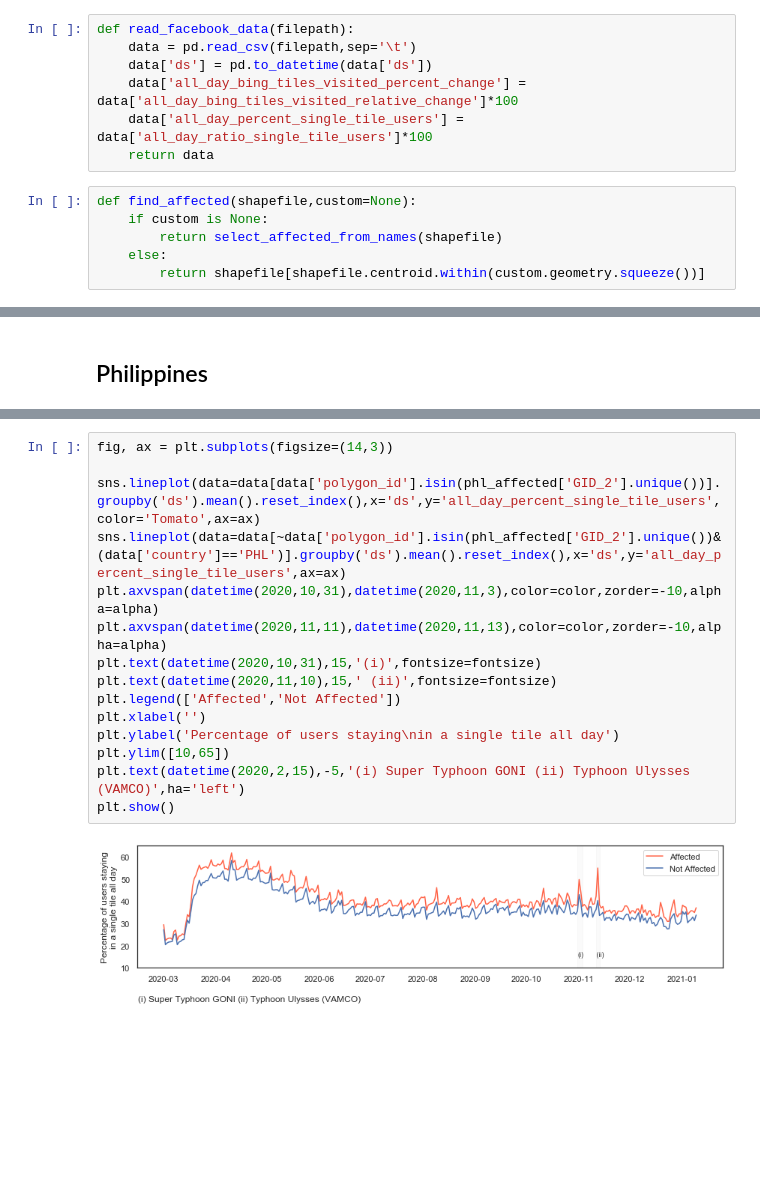
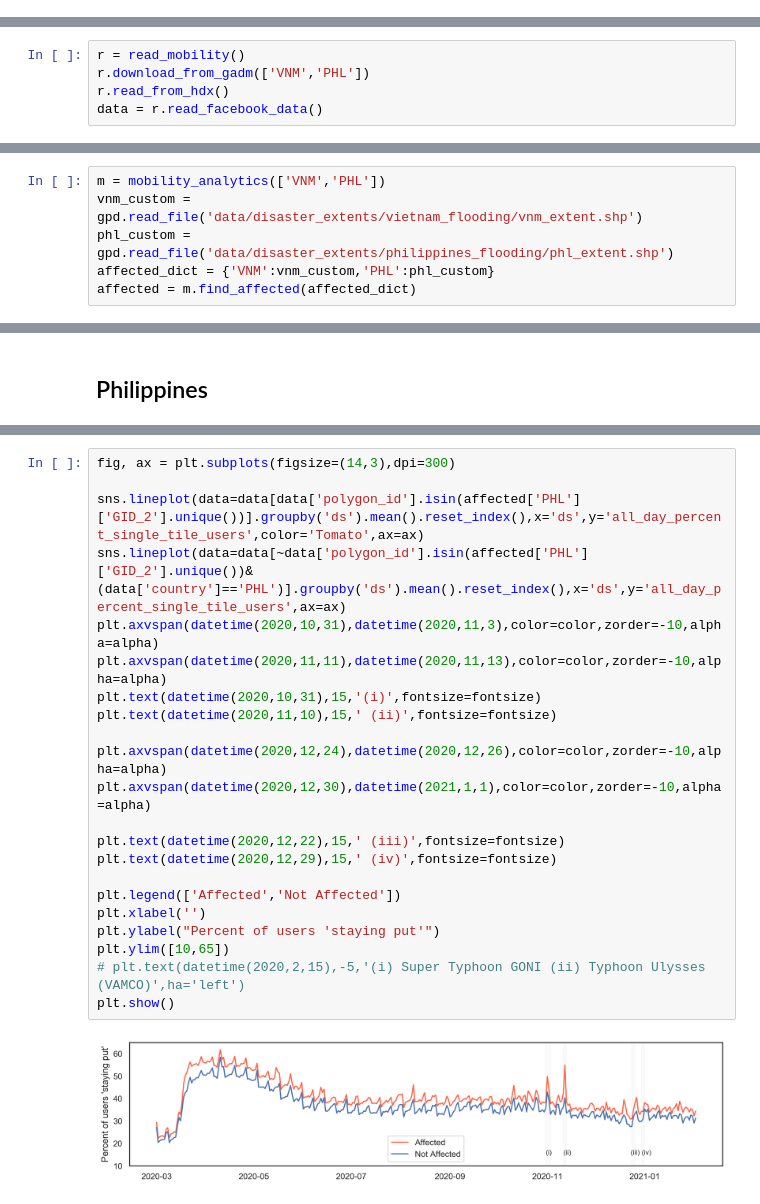
Before and after one commit to mahamfkhan/mobility_analytics_natural_disasters, a Jupyter notebook: mobility_analytics_natural_disasters.ipynb, the cells around one changed output, grey strips where cells are left out. Saved outputs shown, nothing was run; the diff lists cells and outputs as text; blank space fills up the shorter version.

```diff
--- a/mobility_analytics_natural_disasters.ipynb
+++ b/mobility_analytics_natural_disasters.ipynb
@@ -53,13 +37,0 @@ def unzip(filepath):
-# %%
-def read_facebook_data(filepath):
-    data = pd.read_csv(filepath,sep='\t')
-    data['ds'] = pd.to_datetime(data['ds'])
-    data['all_day_bing_tiles_visited_percent_change'] = data['all_day_bing_tiles_visited_relative_change']*100
-    data['all_day_percent_single_tile_users'] = data['all_day_ratio_single_tile_users']*100
-    return data
-# %%
-def find_affected(shapefile,custom=None):
-    if custom is None:
-        return select_affected_from_names(shapefile)
-    else:
-        return shapefile[shapefile.centroid.within(custom.geometry.squeeze())]
@@ -153,0 +173,5 @@ phl_affected = find_affected(gadm_phl,phl_custom)
+# %%
+r = read_mobility()
+r.download_from_gadm(['VNM','PHL'])
+r.read_from_hdx()
+data = r.read_facebook_data()
@@ -153,0 +185,6 @@ phl_affected = find_affected(gadm_phl,phl_custom)
+# %%
+m = mobility_analytics(['VNM','PHL'])
+vnm_custom = gpd.read_file('data/disaster_extents/vietnam_flooding/vnm_extent.shp')
+phl_custom = gpd.read_file('data/disaster_extents/philippines_flooding/phl_extent.shp')
+affected_dict = {'VNM':vnm_custom,'PHL':phl_custom}
+affected = m.find_affected(affected_dict)
@@ -235,17 +320,24 @@ plt.show()
 # %%
-fig, ax = plt.subplots(figsize=(14,3))
+fig, ax = plt.subplots(figsize=(14,3),dpi=300)
 
-sns.lineplot(data=data[data['polygon_id'].isin(phl_affected['GID_2'].unique())].groupby('ds').mean().reset_index(),x='ds',y='all_day_percent_single_tile_users',color='Tomato',ax=ax)
-sns.lineplot(data=data[~data['polygon_id'].isin(phl_affected['GID_2'].unique())&(data['country']=='PHL')].groupby('ds').mean().reset_index(),x='ds',y='all_day_percent_single_tile_users',ax=ax)
+sns.lineplot(data=data[data['polygon_id'].isin(affected['PHL']['GID_2'].unique())].groupby('ds').mean().reset_index(),x='ds',y='all_day_percent_single_tile_users',color='Tomato',ax=ax)
+sns.lineplot(data=data[~data['polygon_id'].isin(affected['PHL']['GID_2'].unique())&(data['country']=='PHL')].groupby('ds').mean().reset_index(),x='ds',y='all_day_percent_single_tile_users',ax=ax)
 plt.axvspan(datetime(2020,10,31),datetime(2020,11,3),color=color,zorder=-10,alpha=alpha)
 plt.axvspan(datetime(2020,11,11),datetime(2020,11,13),color=color,zorder=-10,alpha=alpha)
 plt.text(datetime(2020,10,31),15,'(i)',fontsize=fontsize)
 plt.text(datetime(2020,11,10),15,' (ii)',fontsize=fontsize)
+
+plt.axvspan(datetime(2020,12,24),datetime(2020,12,26),color=color,zorder=-10,alpha=alpha)
+plt.axvspan(datetime(2020,12,30),datetime(2021,1,1),color=color,zorder=-10,alpha=alpha)
+
+plt.text(datetime(2020,12,22),15,' (iii)',fontsize=fontsize)
+plt.text(datetime(2020,12,29),15,' (iv)',fontsize=fontsize)
+
 plt.legend(['Affected','Not Affected'])
 plt.xlabel('')
-plt.ylabel('Percentage of users staying\nin a single tile all day')
+plt.ylabel("Percent of users 'staying put'")
 plt.ylim([10,65])
-plt.text(datetime(2020,2,15),-5,'(i) Super Typhoon GONI (ii) Typhoon Ulysses (VAMCO)',ha='left')
+# plt.text(datetime(2020,2,15),-5,'(i) Super Typhoon GONI (ii) Typhoon Ulysses (VAMCO)',ha='left')
 plt.show()
 # %% [output]
-[figure, old version]
+[figure, new version]
```
Also changed, not shown: parts of 29 cells of this notebook, 1 other file.
